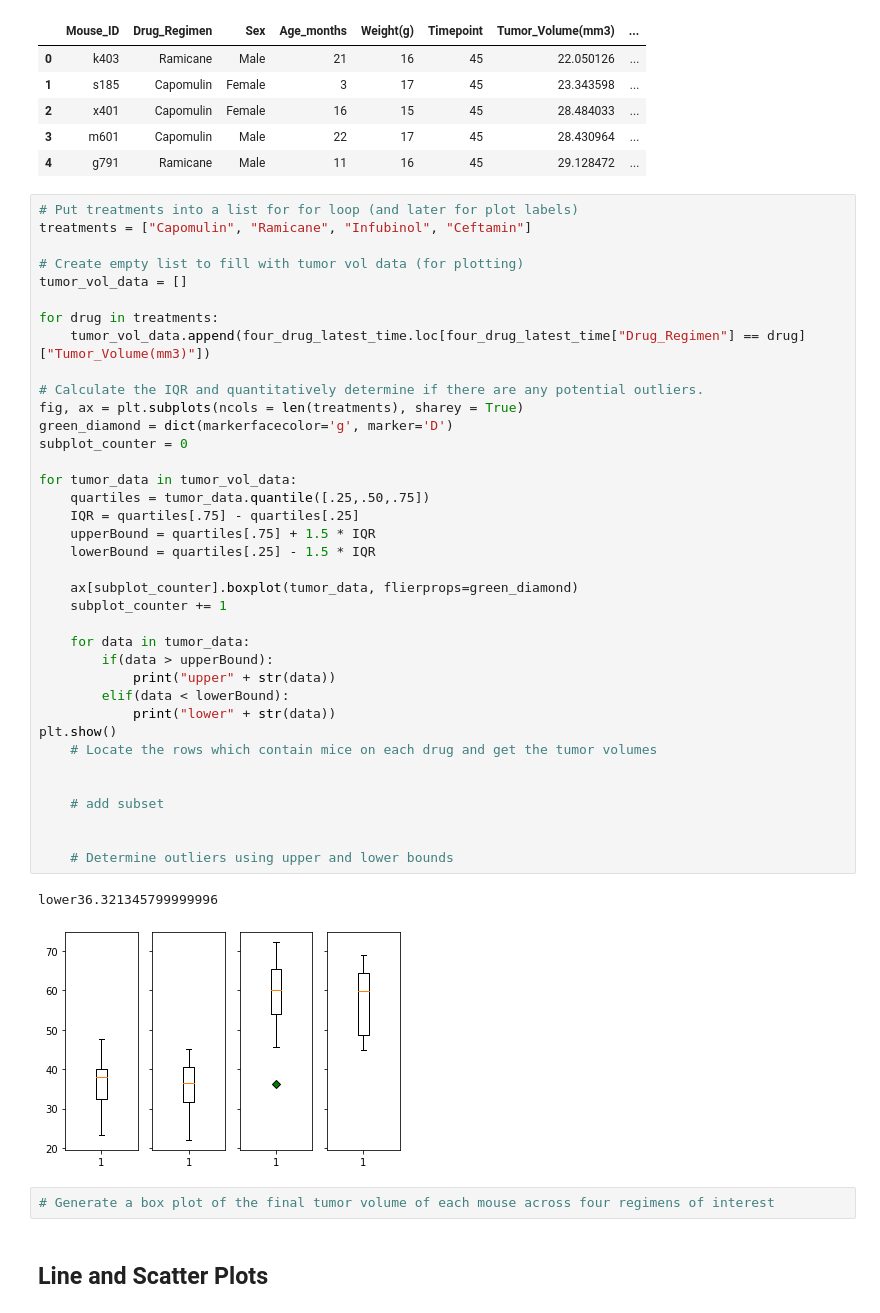
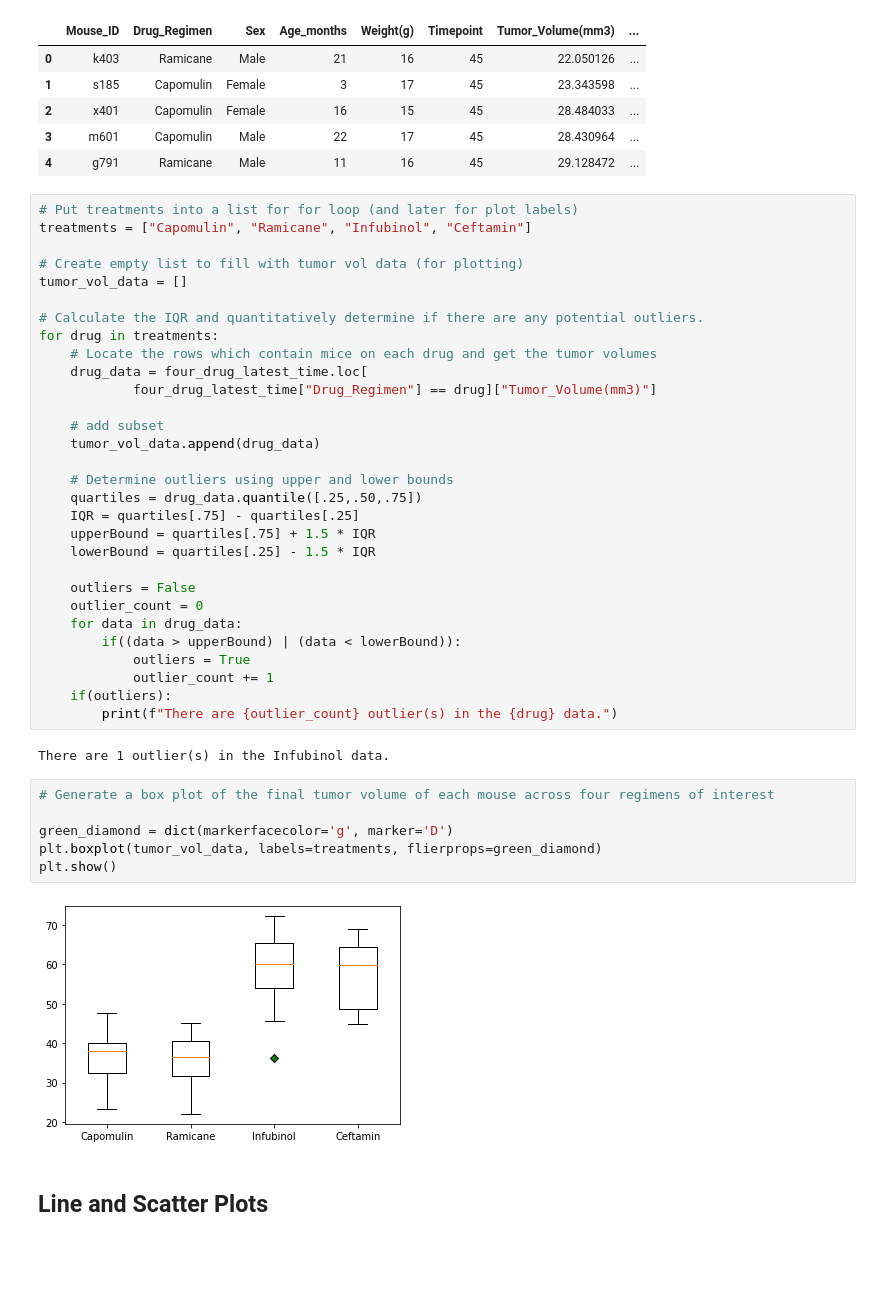
Before and after one commit to jordanroessle/matplotlib-challenge, a Jupyter notebook: pymaceuticals_starter.ipynb, the cells around one changed output. Saved outputs shown, nothing was run; the diff lists cells and outputs as text; blank space fills up the shorter version.

```diff
--- a/pymaceuticals_starter.ipynb
+++ b/pymaceuticals_starter.ipynb
@@ -255,40 +240,38 @@ treatments = ["Capomulin", "Ramicane", "Infubinol", "Ceftamin"]
 # Create empty list to fill with tumor vol data (for plotting)
 tumor_vol_data = []
 
+# Calculate the IQR and quantitatively determine if there are any potential outliers.
 for drug in treatments:
-    tumor_vol_data.append(four_drug_latest_time.loc[four_drug_latest_time["Drug_Regimen"] == drug]["Tumor_Volume(mm3)"])
+    # Locate the rows which contain mice on each drug and get the tumor volumes
+    drug_data = four_drug_latest_time.loc[
+            four_drug_latest_time["Drug_Regimen"] == drug]["Tumor_Volume(mm3)"]
 
-# Calculate the IQR and quantitatively determine if there are any potential outliers.
-fig, ax = plt.subplots(ncols = len(treatments), sharey = True)
-green_diamond = dict(markerfacecolor='g', marker='D')
-subplot_counter = 0
+    # add subset
+    tumor_vol_data.append(drug_data)
 
-for tumor_data in tumor_vol_data:
-    quartiles = tumor_data.quantile([.25,.50,.75])
+    # Determine outliers using upper and lower bounds
+    quartiles = drug_data.quantile([.25,.50,.75])
     IQR = quartiles[.75] - quartiles[.25]
     upperBound = quartiles[.75] + 1.5 * IQR
     lowerBound = quartiles[.25] - 1.5 * IQR
 
-    ax[subplot_counter].boxplot(tumor_data, flierprops=green_diamond)
-    subplot_counter += 1
-
-    for data in tumor_data:
-        if(data > upperBound):
-            print("upper" + str(data))
-        elif(data < lowerBound):
-            print("lower" + str(data))
-plt.show()
-    # Locate the rows which contain mice on each drug and get the tumor volumes
-
-
-    # add subset
-
-
-    # Determine outliers using upper and lower bounds
+    outliers = False
+    outlier_count = 0
+    for data in drug_data:
+        if((data > upperBound) | (data < lowerBound)):
+            outliers = True
+            outlier_count += 1
+    if(outliers):
+        print(f"There are {outlier_count} outlier(s) in the {drug} data.")
 # %% [output]
-lower36.321345799999996
+There are 1 outlier(s) in the Infubinol data.
-[figure, removed]
 # %%
 # Generate a box plot of the final tumor volume of each mouse across four regimens of interest
+
+green_diamond = dict(markerfacecolor='g', marker='D')
+plt.boxplot(tumor_vol_data, labels=treatments, flierprops=green_diamond)
+plt.show()
+# %% [output]
+[figure, added]
 # %% [markdown]
 ## Line and Scatter Plots
```
Also changed, not shown: parts of 15 cells of this notebook.
